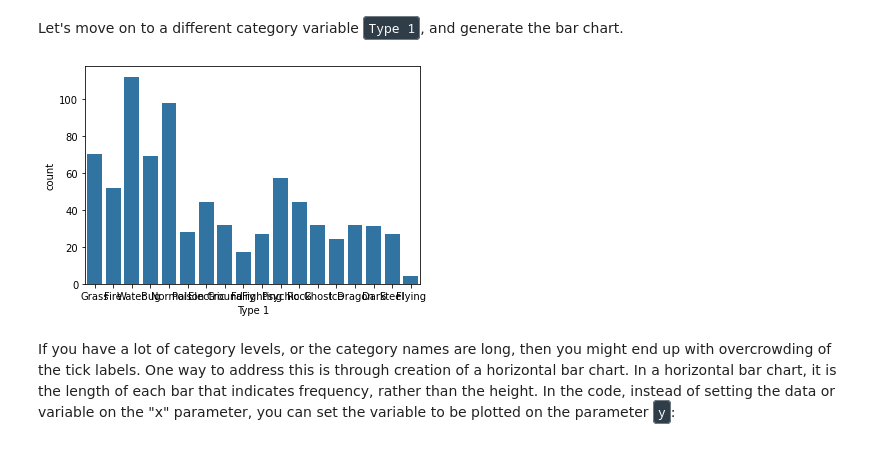
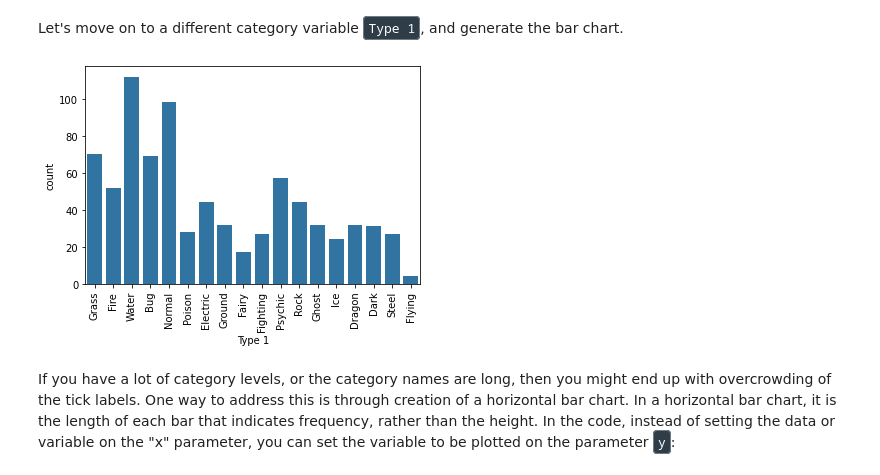
Before and after one commit to monaen/FDHS-2022Spring, a Jupyter notebook: projects/Matplotlib and Seaborn.ipynb, the cells around one changed output. Cells and saved outputs as stored; diff of their text form; code cells hidden in the pictures.

```diff
--- a/projects/Matplotlib and Seaborn.ipynb
+++ b/projects/Matplotlib and Seaborn.ipynb
@@ -104,11 +104,11 @@ Let's move on to a different category variable <code style="color:#fff;backgroun
 # %%
 # Example: rotate the labels of x-axis
 
 base_color = sb.color_palette()[0]
 sb.countplot(data = pokemon, x = 'Type 1', color = base_color);
-# plt.xticks(rotation = 90);  # by setting the rotation args to 90, the labels are turned 90 degree
+plt.xticks(rotation = 90);  # by setting the rotation args to 90, the labels are turned 90 degree
 # %% [output]
-[figure, old version]
+[figure, new version]
 # %% [markdown]
 If you have a lot of category levels, or the category names are long, then you might end up with overcrowding of the tick labels. One way to address this is through creation of a horizontal bar chart. In a horizontal bar chart, it is the length of each bar that indicates frequency, rather than the height. In the code, instead of setting the data or variable on the "x" parameter, you can set the variable to be plotted on the parameter <code style="color:#fff;background-color:#2f3d48;border-radius: 4px;border: 1px solid #737b83;padding: 2px 4px">y</code>:
 # %%
```
Also changed, not shown: parts of 59 cells of this notebook, 4 other files.
